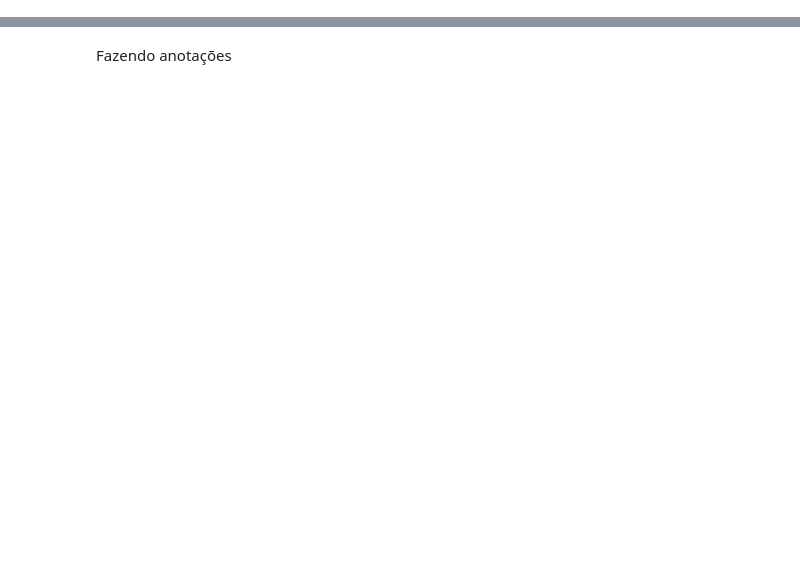
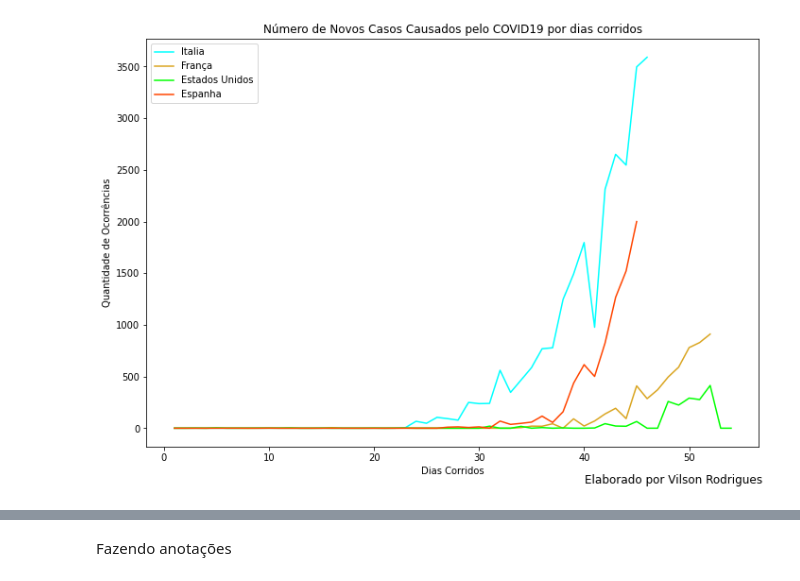
Before and after one commit to vilsonrodrigues/COVID19, a Jupyter notebook: COVID19.ipynb, the cells around one changed output, grey strips where cells are left out. Saved outputs shown, nothing was run; the diff lists cells and outputs as text; code cells hidden in the pictures; blank space fills up the shorter version.

```diff
--- a/COVID19.ipynb
+++ b/COVID19.ipynb
@@ -130,0 +235,22 @@ plt.savefig("figura2.jpg",dpi=1000)
+# %%
+fig = plt.figure()
+axes = fig.add_axes([0.1,0.1,1.5,1.5])#[left, bottom, width, height]
+
+#axes.plot("index","casos_confirmados_acumulados",data=data_brazil.iloc[:45],c="#00FF7F",label="Brazil")
+axes.plot("index","new_cases",data=data_Ita,c="#00FFFF",label="Italia")
+axes.plot("index","new_cases",data=data_Fran,c="#DAA520",label="França")
+#axes.plot("index","new_cases",data=data_China,c="#9400D3",label="China")
+axes.plot("index","new_cases",data=data_US,c="#00FF00",label="Estados Unidos")
+axes.plot("index","new_cases",data=data_Esp,c="#FF4500",label="Espanha")
+
+#Titulo
+plt.title("Número de Novos Casos Causados pelo COVID19 por dias corridos")
+plt.suptitle("Elaborado por Vilson Rodrigues",x=1.39,y=0)
+#Eixos
+plt.xlabel("Dias Corridos")
+plt.ylabel("Quantidade de Ocorrências")
+axes.legend(loc="upper left")
+plt.show()
+#plt.savefig("figura2.jpg",dpi=500)
+# %% [output]
+[figure, added]
```
Also changed, not shown: parts of 54 cells of this notebook.
